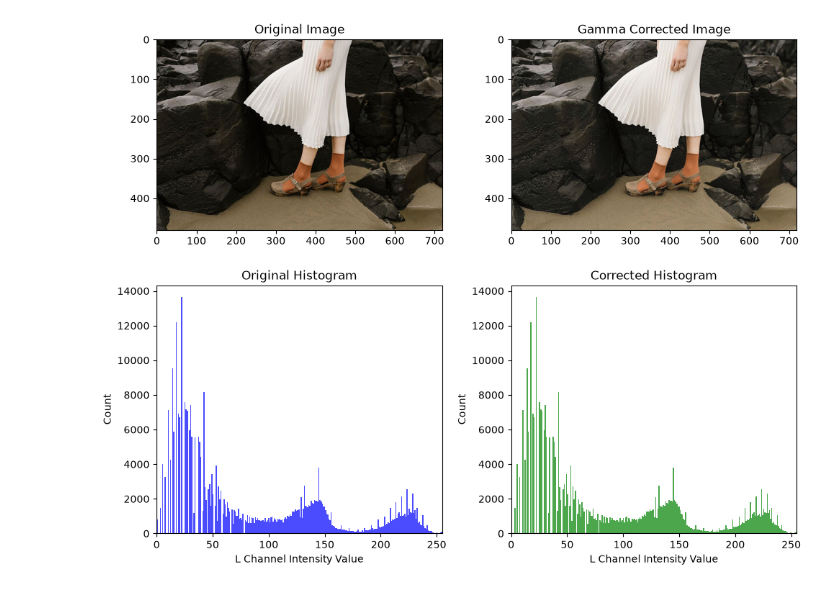
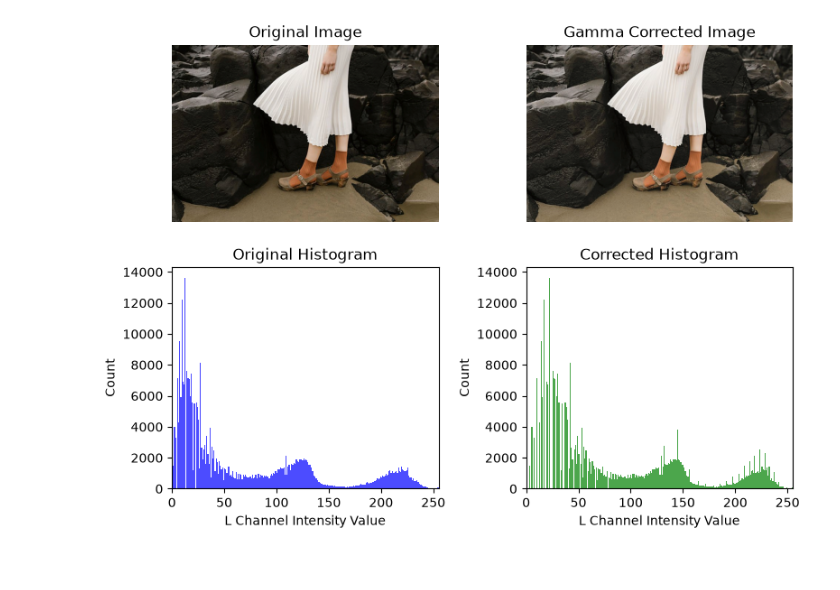
Before and after one commit to Isira-Himal-Perera/EN3160-Image-Processing-and-Computer-Vision, a Jupyter notebook: assignment-01/230486A_a01.ipynb, the cells around one changed output. Cells and saved outputs as stored; diff of their text form; code cells hidden in the pictures.

```diff
--- a/assignment-01/230486A_a01.ipynb
+++ b/assignment-01/230486A_a01.ipynb
@@ -125,41 +135,44 @@ plt.show()
 # %%
-def gamma_correction(im, gamma): # gamma correction function in Lab color space
-    im_lab = cv.cvtColor(im, cv.COLOR_BGR2Lab)
+def gamma_correction(im_lab, gamma):
+    '''Apply gamma correction to the image in L*a*b color space.'''
     l_channel, a_channel, b_channel = cv.split(im_lab)
     l_channel = np.power(l_channel / 255.0, gamma) * 255.0
     l_channel = np.clip(l_channel, 0, 255).astype(np.uint8)
     corrected_im_lab = cv.merge((l_channel, a_channel, b_channel))
-    corrected_im = cv.cvtColor(corrected_im_lab, cv.COLOR_Lab2BGR)
-    return corrected_im, l_channel
+    return corrected_im_lab
 
 im = cv.imread('images/q3.jpeg')
-assert im is not None, "Image not found. Please check the path."
+im_lab = cv.cvtColor(im, cv.COLOR_BGR2Lab)
+assert im_lab is not None, "Failed to convert image to L*a*b color space."
 
 # Apply gamma correction
 gamma = 0.8
-corrected_im, l_channel = gamma_correction(im, gamma)
+corrected_im_lab = gamma_correction(im_lab, gamma)
 
 # Display the original and corrected images alongside their histograms
-fig, ax = plt.subplots(2, 2, figsize=(10, 8))
-ax[0, 0].imshow(cv.cvtColor(im, cv.COLOR_BGR2RGB))
+fig, ax = plt.subplots(2, 2, figsize=(8, 6))
+
+ax[0, 0].imshow(cv.cvtColor(im_lab, cv.COLOR_Lab2RGB))
 ax[0, 0].set_title('Original Image')
+ax[0, 0].axis('off')
 
-ax[0, 1].imshow(cv.cvtColor(corrected_im, cv.COLOR_BGR2RGB))
+ax[0, 1].imshow(cv.cvtColor(corrected_im_lab, cv.COLOR_Lab2RGB))
 ax[0, 1].set_title('Gamma Corrected Image')
+ax[0, 1].axis('off')
 
-ax[1, 0].hist(l_channel.ravel(), bins=256, color='blue', alpha=0.7)
+ax[1, 0].hist(cv.split(im_lab)[0].ravel(), bins=256, color='blue', alpha=0.7)
 ax[1, 0].set_title('Original Histogram')
 ax[1, 0].set_xlim(0, 255)
 ax[1, 0].set_xlabel('L Channel Intensity Value')
 ax[1, 0].set_ylabel('Count')
 
-ax[1, 1].hist(l_channel.ravel(), bins=256, color='green', alpha=0.7)
+ax[1, 1].hist(cv.split(corrected_im_lab)[0].ravel(), bins=256, color='green', alpha=0.7)
 ax[1, 1].set_title('Corrected Histogram')
 ax[1, 1].set_xlim(0, 255)
 ax[1, 1].set_xlabel('L Channel Intensity Value')
 ax[1, 1].set_ylabel('Count')
 
 plt.tight_layout()
 plt.show()
 # %% [output]
-[figure, old version]
+[figure, new version]
```
Also changed, not shown: parts of 4 cells of this notebook.
